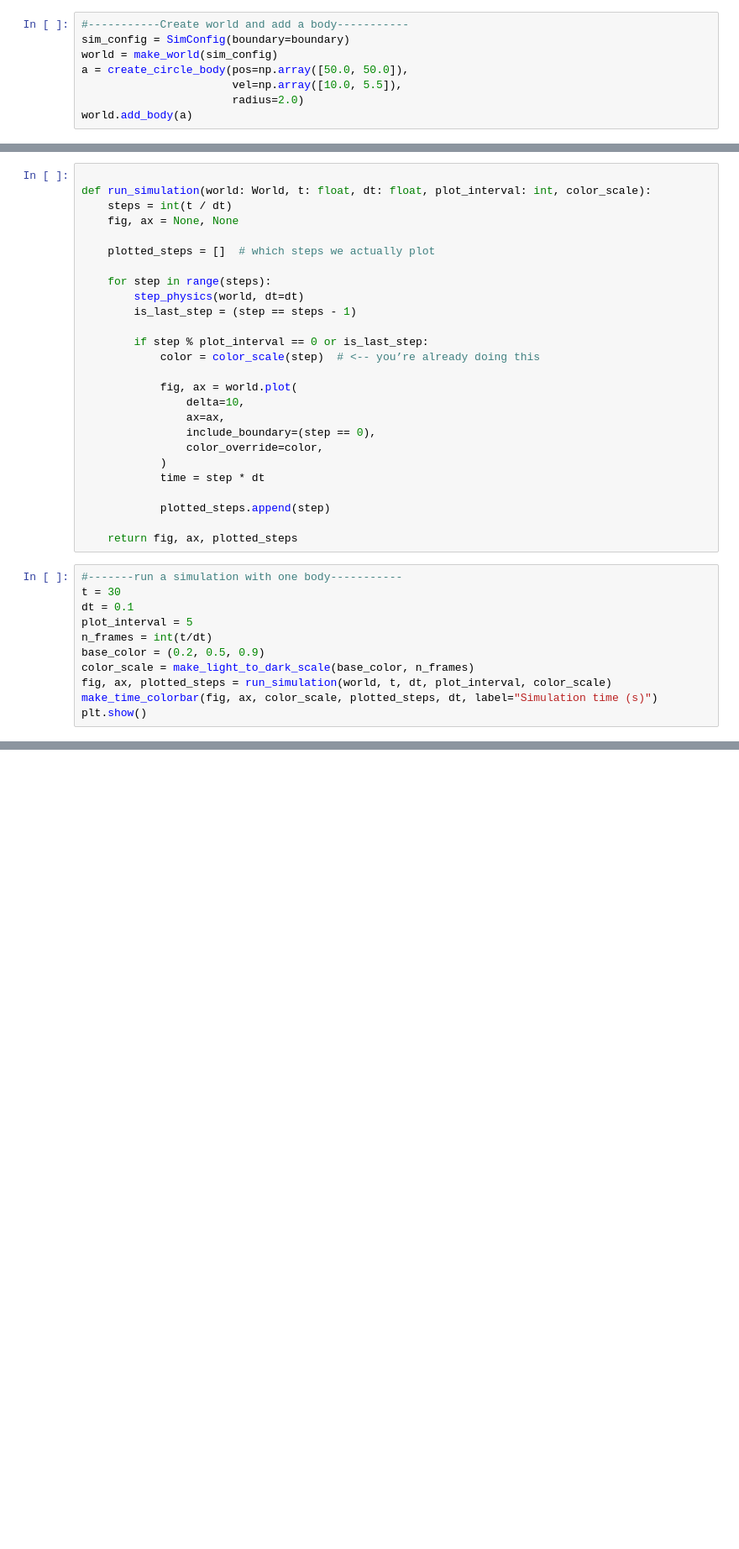
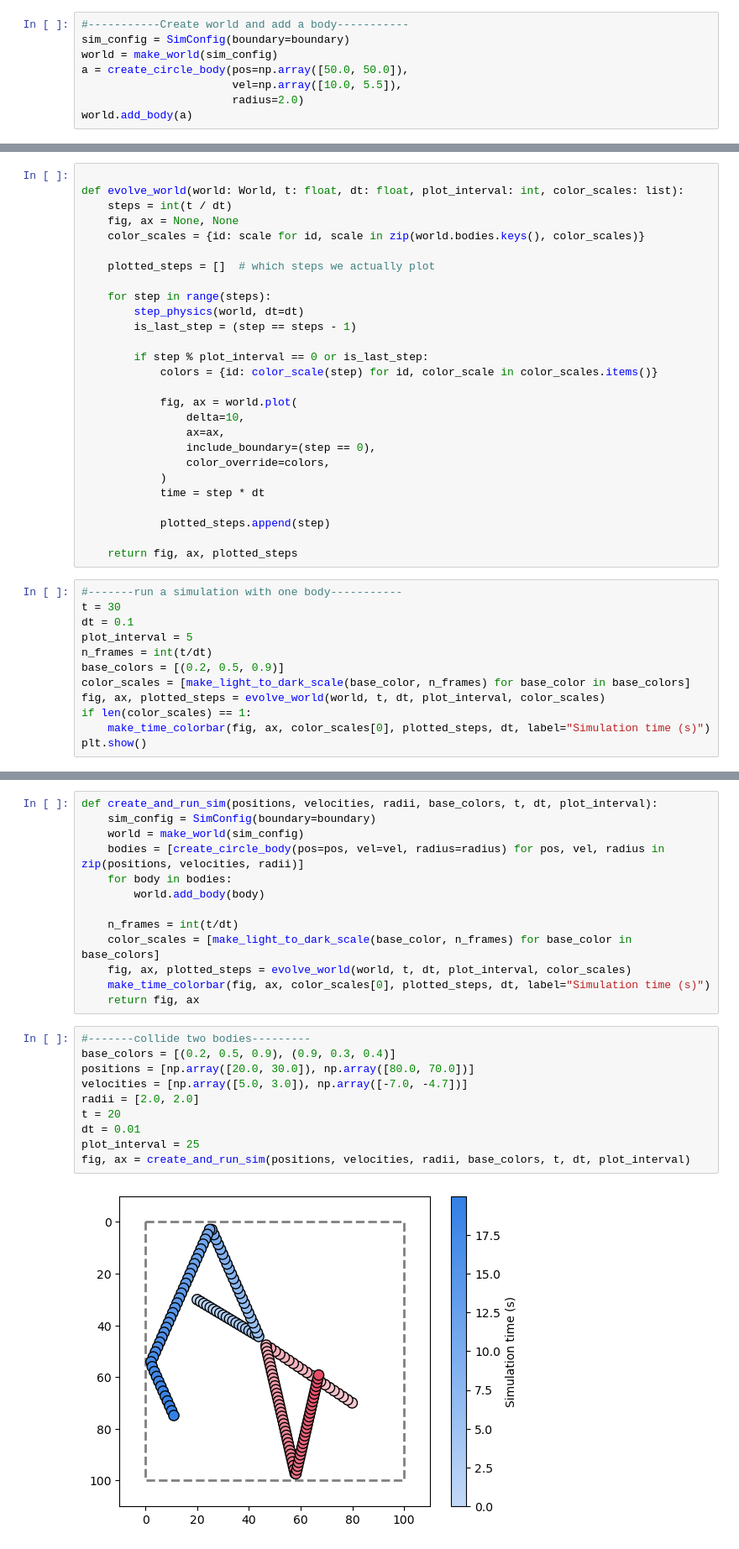
Before and after one commit to mweik23/satisfying_sims, a Jupyter notebook: notebooks/sim_engine_explo.ipynb, the cells around one changed output, grey strips where cells are left out. Shown at 84% size. Saved outputs shown, nothing was run; the diff lists cells and outputs as text; blank space fills up the shorter version.

Commit message:
testing collision between two bodies in notebook

```diff
--- a/notebooks/sim_engine_explo.ipynb
+++ b/notebooks/sim_engine_explo.ipynb
@@ -88,9 +88,10 @@ fig, ax = world.plot(delta=10)
 [figure]
 # %%
 
-def run_simulation(world: World, t: float, dt: float, plot_interval: int, color_scale):
+def evolve_world(world: World, t: float, dt: float, plot_interval: int, color_scales: list):
     steps = int(t / dt)
     fig, ax = None, None
+    color_scales = {id: scale for id, scale in zip(world.bodies.keys(), color_scales)}
 
     plotted_steps = []  # which steps we actually plot
 
@@ -99,13 +100,13 @@ def run_simulation(world: World, t: float, dt: float, plot_interval: int, color_
         is_last_step = (step == steps - 1)
 
         if step % plot_interval == 0 or is_last_step:
-            color = color_scale(step)  # <-- you’re already doing this
+            colors = {id: color_scale(step) for id, color_scale in color_scales.items()}
 
             fig, ax = world.plot(
                 delta=10,
                 ax=ax,
                 include_boundary=(step == 0),
-                color_override=color,
+                color_override=colors,
             )
             time = step * dt
 
@@ -118,10 +119,36 @@ t = 30
 dt = 0.1
 plot_interval = 5
 n_frames = int(t/dt)
-base_color = (0.2, 0.5, 0.9)
-color_scale = make_light_to_dark_scale(base_color, n_frames)
-fig, ax, plotted_steps = run_simulation(world, t, dt, plot_interval, color_scale)
-make_time_colorbar(fig, ax, color_scale, plotted_steps, dt, label="Simulation time (s)")
+base_colors = [(0.2, 0.5, 0.9)]
+color_scales = [make_light_to_dark_scale(base_color, n_frames) for base_color in base_colors]
+fig, ax, plotted_steps = evolve_world(world, t, dt, plot_interval, color_scales)
+if len(color_scales) == 1:
+    make_time_colorbar(fig, ax, color_scales[0], plotted_steps, dt, label="Simulation time (s)")
 plt.show()
 # %% [output]
 [figure]
+# %%
+def create_and_run_sim(positions, velocities, radii, base_colors, t, dt, plot_interval):
+    sim_config = SimConfig(boundary=boundary)
+    world = make_world(sim_config)
+    bodies = [create_circle_body(pos=pos, vel=vel, radius=radius) for pos, vel, radius in zip(positions, velocities, radii)]
+    for body in bodies:
+        world.add_body(body)
+
+    n_frames = int(t/dt)
+    color_scales = [make_light_to_dark_scale(base_color, n_frames) for base_color in base_colors]
+    fig, ax, plotted_steps = evolve_world(world, t, dt, plot_interval, color_scales)
+    make_time_colorbar(fig, ax, color_scales[0], plotted_steps, dt, label="Simulation time (s)")
+    return fig, ax
+# %%
+#-------collide two bodies---------
+base_colors = [(0.2, 0.5, 0.9), (0.9, 0.3, 0.4)]
+positions = [np.array([20.0, 30.0]), np.array([80.0, 70.0])]
+velocities = [np.array([5.0, 3.0]), np.array([-7.0, -4.7])]
+radii = [2.0, 2.0]
+t = 20
+dt = 0.01
+plot_interval = 25
+fig, ax = create_and_run_sim(positions, velocities, radii, base_colors, t, dt, plot_interval)
+# %% [output]
+[figure, added]
```
Also changed, not shown: 1 other file.
